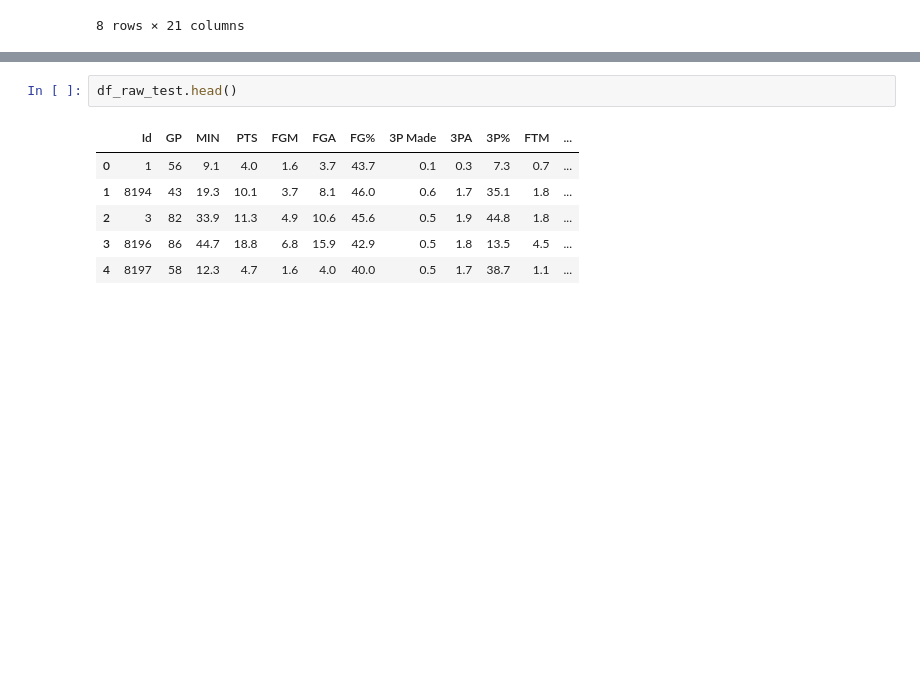
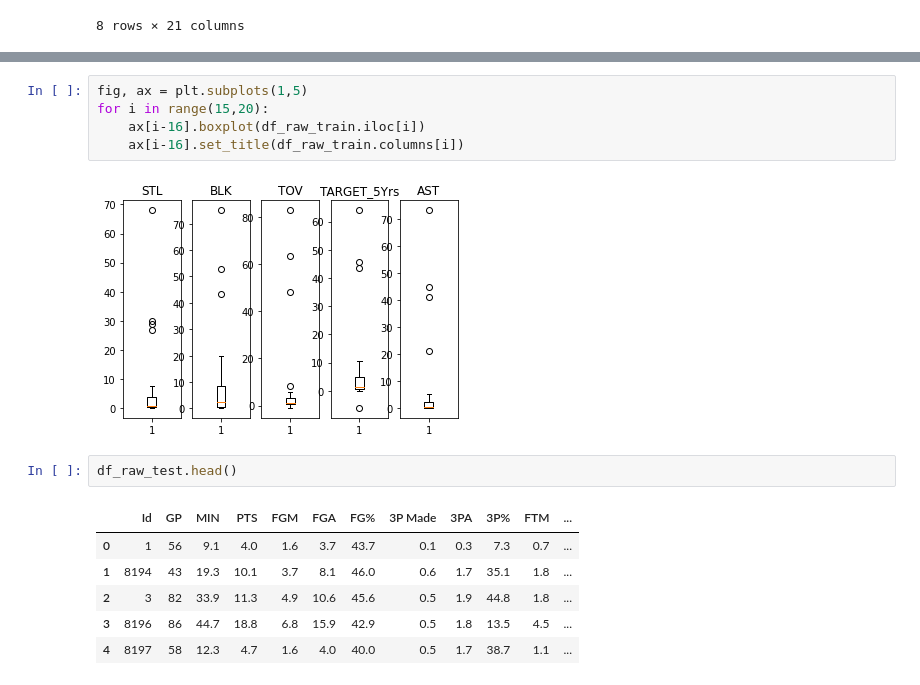
Before and after one commit to JKaur1992/adsi_at1, a Jupyter notebook: notebooks/data_understanding_EDA.ipynb, the cells around one changed output, grey strips where cells are left out. Saved outputs shown, nothing was run; the diff lists cells and outputs as text; blank space fills up the shorter version.

```diff
--- a/notebooks/data_understanding_EDA.ipynb
+++ b/notebooks/data_understanding_EDA.ipynb
@@ -64,3 +99,10 @@ df_raw_train.describe()
+# %%
+fig, ax = plt.subplots(1,5)
+for i in range(15,20):
+    ax[i-16].boxplot(df_raw_train.iloc[i])
+    ax[i-16].set_title(df_raw_train.columns[i])
+# %% [output]
+[figure, added]
 # %%
 df_raw_test.head()
 # %% [output]
```
Also changed, not shown: parts of 10 cells of this notebook, 1 other file.
